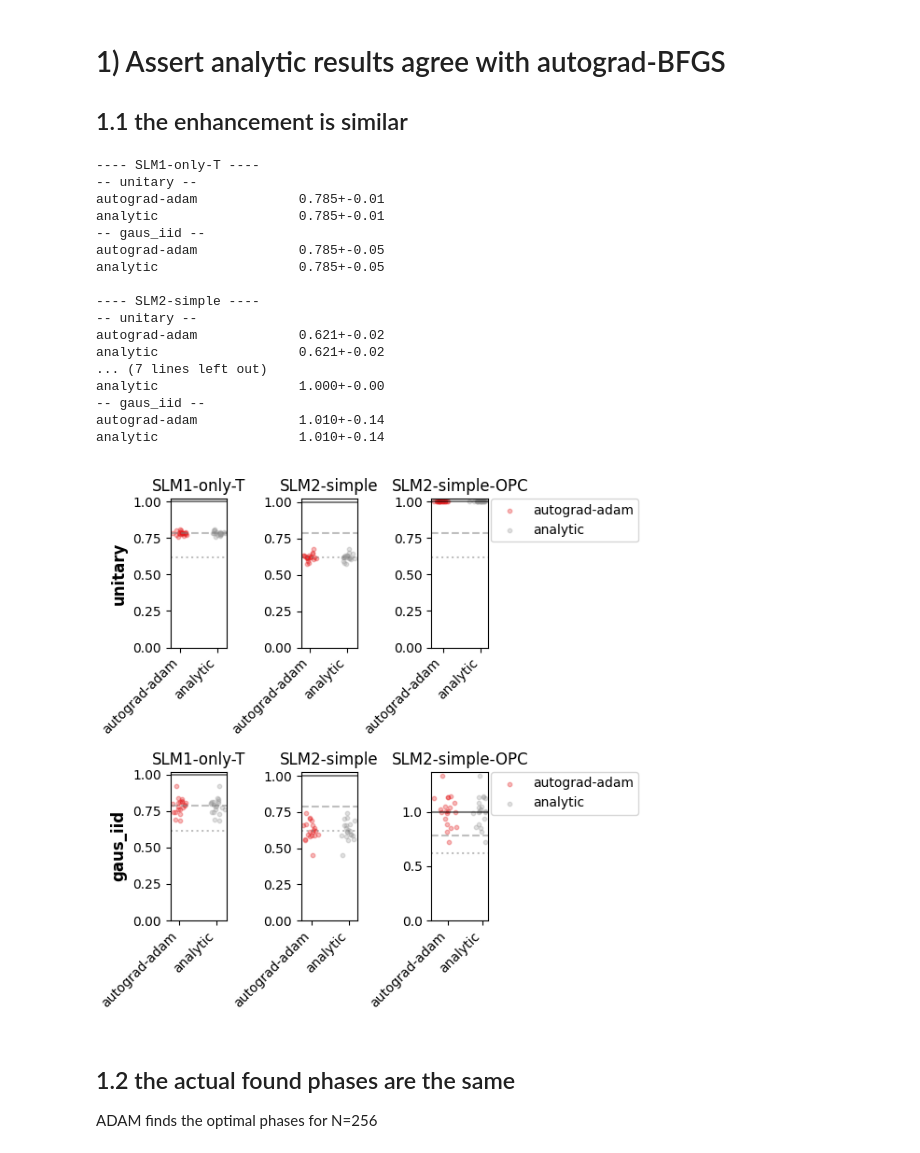
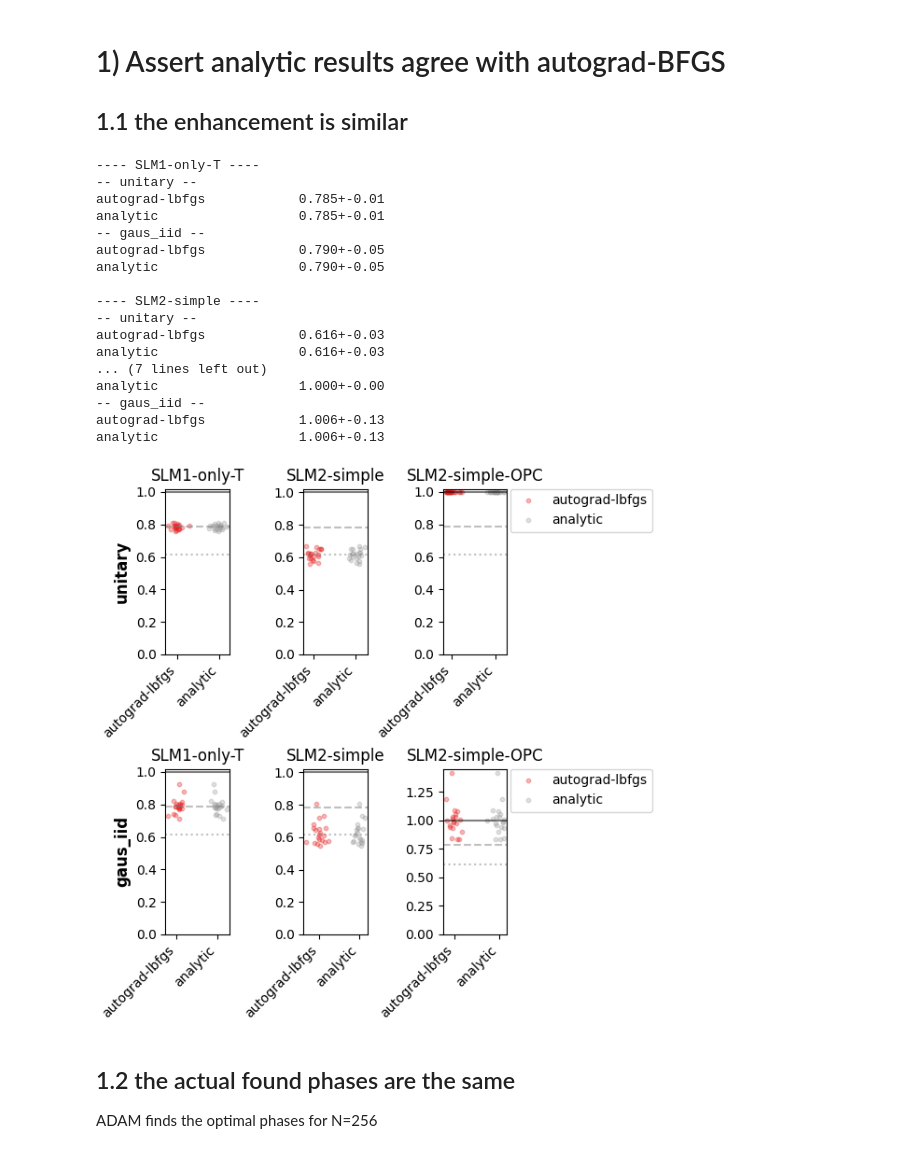
Before and after one commit to rubiaek/qwfs2, a Jupyter notebook: qwfs/view_plots.ipynb, the cells around one changed output. Saved outputs shown, nothing was run; the diff lists cells and outputs as text; code cells hidden in the pictures.

```diff
--- a/qwfs/view_plots.ipynb
+++ b/qwfs/view_plots.ipynb
@@ -17,28 +17,29 @@ DATA_DIR = os.path.join(os.path.abspath(os.path.curdir), 'data')
 # %%
 path = glob.glob(rf'{DATA_DIR}\*adam_vrs_analytic*')[-1]
 res = QWFSResult(path)
 res.print()
-res.show_scatterplots()
+fig = res.show_scatterplots()
+fig.savefig(rf'G:\My Drive\Projects\ScalingQWFS\Paper\Figures\optimizer_sanity')
 plt.show()
 # %% [output]
 ---- SLM1-only-T ----
 -- unitary --
-autograd-adam             0.785+-0.01
+autograd-lbfgs            0.785+-0.01
 analytic                  0.785+-0.01
 -- gaus_iid --
-autograd-adam             0.785+-0.05
-analytic                  0.785+-0.05
+autograd-lbfgs            0.790+-0.05
+analytic                  0.790+-0.05
 
 ---- SLM2-simple ----
 -- unitary --
-autograd-adam             0.621+-0.02
-analytic                  0.621+-0.02
+autograd-lbfgs            0.616+-0.03
+analytic                  0.616+-0.03
 ... (7 lines left out)
 analytic                  1.000+-0.00
 -- gaus_iid --
-autograd-adam             1.010+-0.14
-analytic                  1.010+-0.14
+autograd-lbfgs            1.006+-0.13
+analytic                  1.006+-0.13
-[figure, old version]
+[figure, new version]
 # %% [markdown]
 ## 1.2 the actual found phases are the same
 ADAM finds the optimal phases for N=256
```
Also changed, not shown: parts of 11 cells of this notebook, 3 other files.
